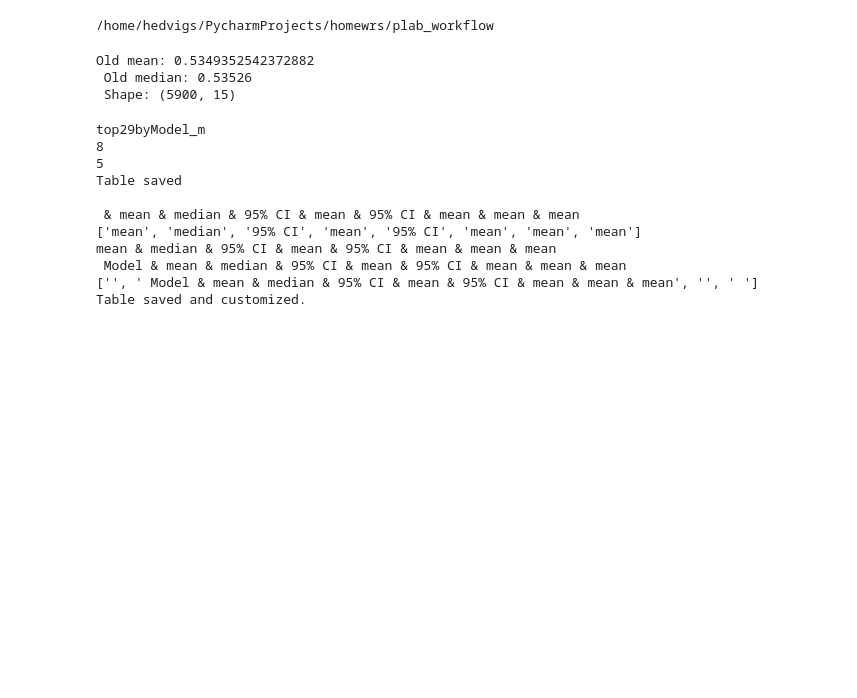
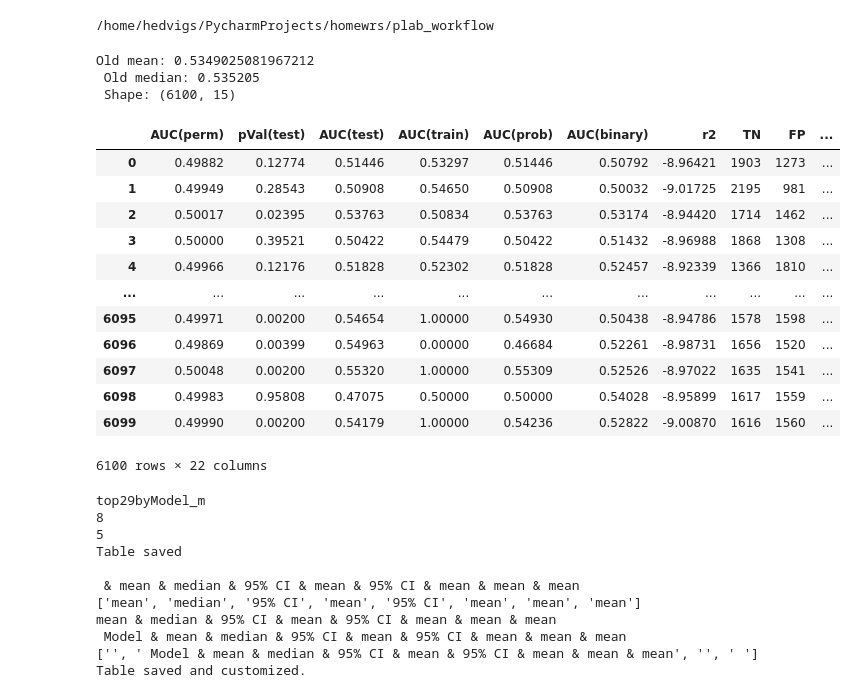
Before and after one commit to PerinatalLab/ml_genetics, a Jupyter notebook: workflow/notebooks/plottings.ipynb, the cells around one changed output. Cells and saved outputs as stored; diff of their text form; code cells hidden in the pictures; blank space fills up the shorter version.

```diff
--- a/workflow/notebooks/plottings.ipynb
+++ b/workflow/notebooks/plottings.ipynb
@@ -36,14 +36,14 @@ from workflow.scripts.data_management import setup_data as sd
 # %% [output]
 /home/hedvigs/PycharmProjects/homewrs/plab_workflow
 # %%
-
+importlib.reload(tf)
 ### Summary file
 
 #sum_file = path + '/results/report/sum_file_top29.csv'
 sum_file = path + '/results/report/sum_file_26.csv'
 
 # read files
-dfn = pd.read_csv(sum_file)
+dfn = pd.read_csv(sum_file, sep='\t')
 
 # filter the data
 gen = None#'f'
@@ -61,21 +61,38 @@ print(f"Old mean: {np.mean(dfn.auc_prob)} \n Old median: {np.median(dfn.auc_prob
 #print(f"New(2) mean: {np.mean(df2.cAucMean)} \n New median: {np.median(df2.cAucMean)}\n Shape: {df2.shape}")
 #print(f"Com mean: {np.mean(df1.cAucMean)} \n Com median: {np.median(df1.cAucMedian)} \n Shape: {df1.shape}")
 # %% [output]
-Old mean: 0.5349352542372882
- Old median: 0.53526
- Shape: (5900, 15)
+Old mean: 0.5349025081967212
+ Old median: 0.535205
+ Shape: (6100, 15)
 # %%
 importlib.reload(tf)
 importlib.reload(ff)
 
 # get all metrics and rename columns
 dfn = tf.get_all_metrics(dfn)
 renamed_dfn = tf.rename_cols(dfn)
+renamed_dfn = tf.rename_models(renamed_dfn)
+renamed_dfn['Model'] = renamed_dfn['ModelName']
+renamed_dfn.drop(columns=["ModelName"], inplace=True)
 
 # get categorical and numerical columns and rownames for categorical
 cat_namesn, val_namesn, rownamesn  = tf.get_rownames(renamed_dfn)
 renamed_dfn['AUC'] = renamed_dfn['AUC(test)']
-#renamed_dfn
+renamed_dfn
+# %% [output]
+|  | AUC(perm) | pVal(test) | AUC(test) | AUC(train) | AUC(prob) | AUC(binary) | r2 | TN | FP | ... |
+| 0 | 0.49882 | 0.12774 | 0.51446 | 0.53297 | 0.51446 | 0.50792 | -8.96421 | 1903 | 1273 | ... |
+| 1 | 0.49949 | 0.28543 | 0.50908 | 0.54650 | 0.50908 | 0.50032 | -9.01725 | 2195 | 981 | ... |
+| 2 | 0.50017 | 0.02395 | 0.53763 | 0.50834 | 0.53763 | 0.53174 | -8.94420 | 1714 | 1462 | ... |
+| 3 | 0.50000 | 0.39521 | 0.50422 | 0.54479 | 0.50422 | 0.51432 | -8.96988 | 1868 | 1308 | ... |
+| 4 | 0.49966 | 0.12176 | 0.51828 | 0.52302 | 0.51828 | 0.52457 | -8.92339 | 1366 | 1810 | ... |
+| ... | ... | ... | ... | ... | ... | ... | ... | ... | ... | ... |
+| 6095 | 0.49971 | 0.00200 | 0.54654 | 1.00000 | 0.54930 | 0.50438 | -8.94786 | 1578 | 1598 | ... |
+| 6096 | 0.49869 | 0.00399 | 0.54963 | 0.00000 | 0.46684 | 0.52261 | -8.98731 | 1656 | 1520 | ... |
+| 6097 | 0.50048 | 0.00200 | 0.55320 | 1.00000 | 0.55309 | 0.52526 | -8.97022 | 1635 | 1541 | ... |
+| 6098 | 0.49983 | 0.95808 | 0.47075 | 0.50000 | 0.50000 | 0.54028 | -8.95899 | 1617 | 1559 | ... |
+| 6099 | 0.49990 | 0.00200 | 0.54179 | 1.00000 | 0.54236 | 0.52822 | -9.00870 | 1616 | 1560 | ... |
+6100 rows × 22 columns
 # %%
 importlib.reload(tf)
 
```
Also changed, not shown: parts of 1 cell of this notebook, 2 other files.
